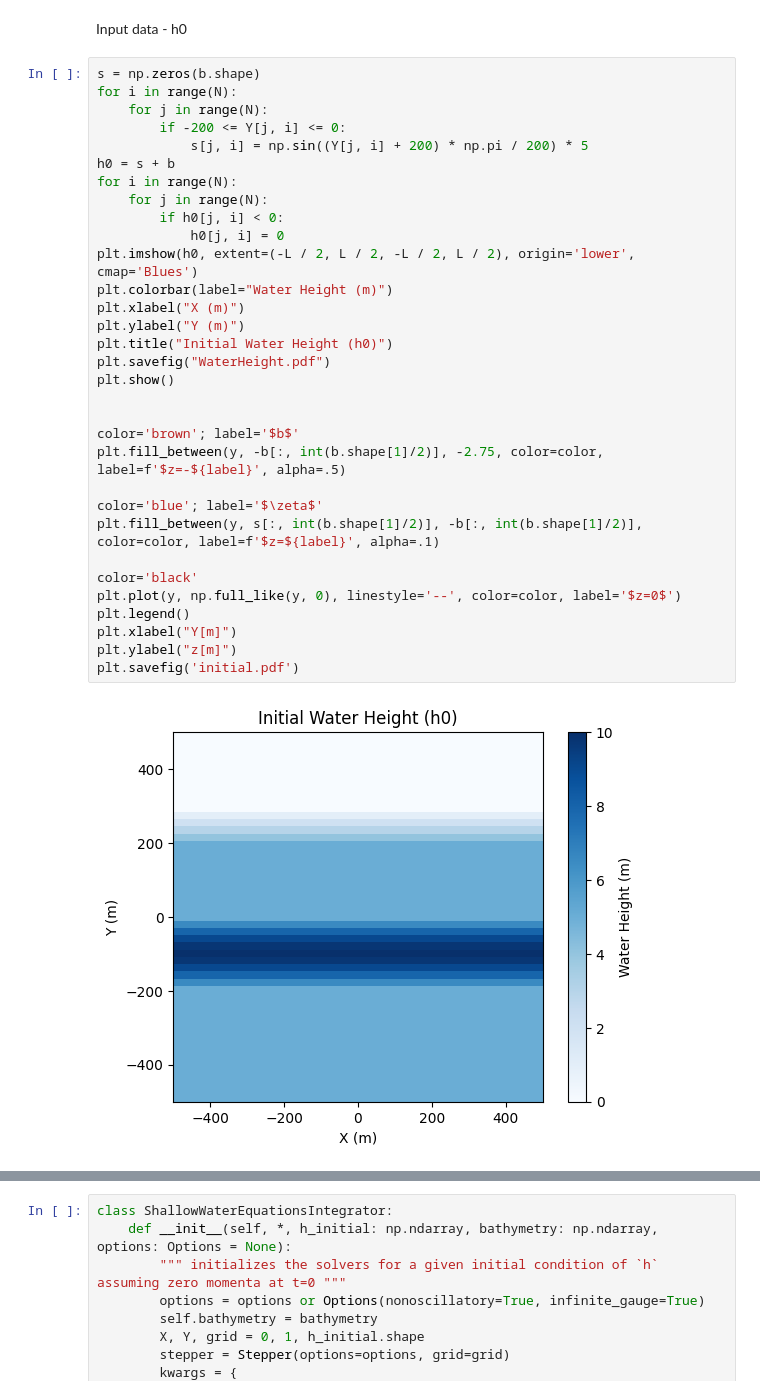
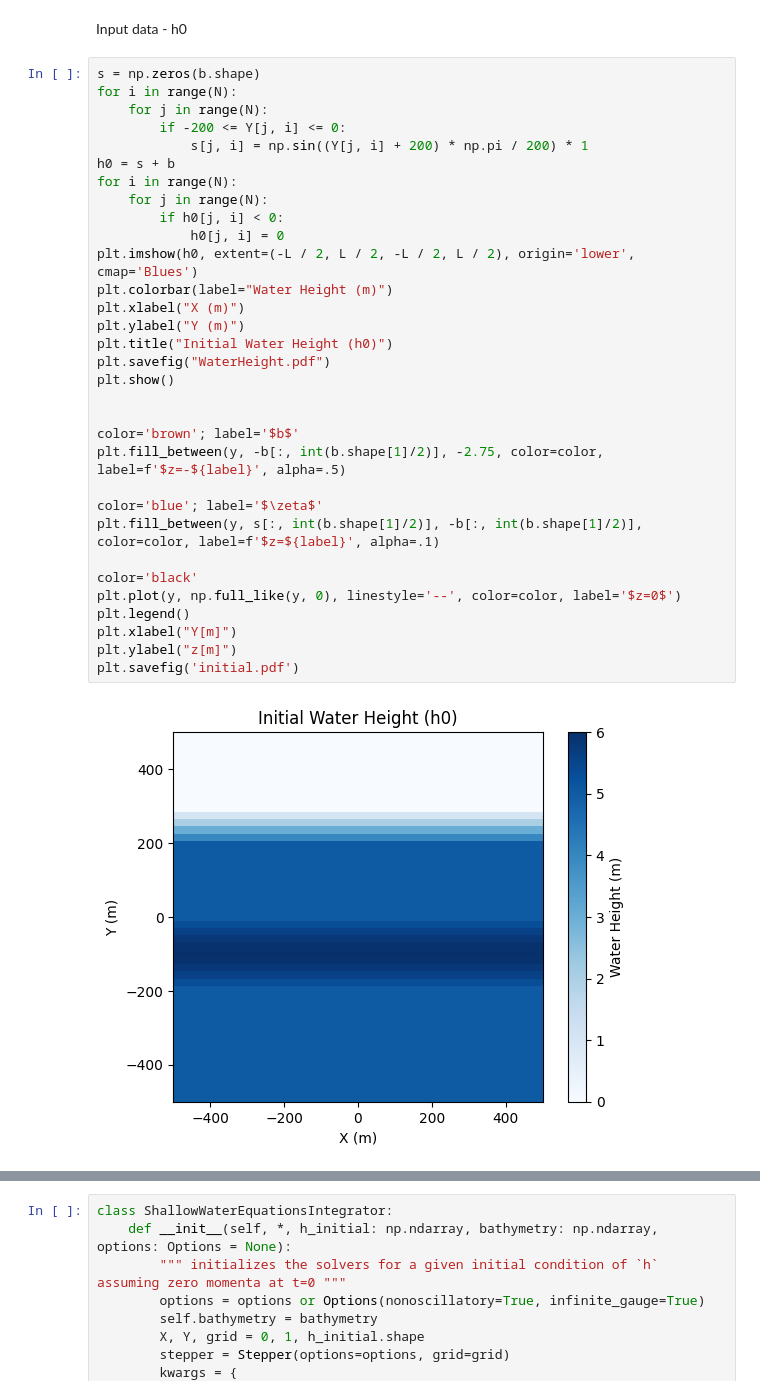
Before and after one commit to Bennisov/FluidDynamicSims, a Jupyter notebook: proj_mup_updated.ipynb, the cells around one changed output, grey strips where cells are left out. Drawn from its saved outputs; the diff is of its cells as text.

```diff
--- a/proj_mup_updated.ipynb
+++ b/proj_mup_updated.ipynb
@@ -70,32 +70,32 @@ s = np.zeros(b.shape)
 for i in range(N):
     for j in range(N):
         if -200 <= Y[j, i] <= 0:
-            s[j, i] = np.sin((Y[j, i] + 200) * np.pi / 200) * 5
+            s[j, i] = np.sin((Y[j, i] + 200) * np.pi / 200) * 1
 h0 = s + b
 for i in range(N):
     for j in range(N):
         if h0[j, i] < 0:
             h0[j, i] = 0
 plt.imshow(h0, extent=(-L / 2, L / 2, -L / 2, L / 2), origin='lower', cmap='Blues')
 plt.colorbar(label="Water Height (m)")
 plt.xlabel("X (m)")
 plt.ylabel("Y (m)")
 plt.title("Initial Water Height (h0)")
 plt.savefig("WaterHeight.pdf")
 plt.show()
 
 
 color='brown'; label='$b$'
 plt.fill_between(y, -b[:, int(b.shape[1]/2)], -2.75, color=color, label=f'$z=-${label}', alpha=.5)
 
 color='blue'; label='$\zeta$'
 plt.fill_between(y, s[:, int(b.shape[1]/2)], -b[:, int(b.shape[1]/2)], color=color, label=f'$z=${label}', alpha=.1)
 
 color='black'
 plt.plot(y, np.full_like(y, 0), linestyle='--', color=color, label='$z=0$')
 plt.legend()
 plt.xlabel("Y[m]")
 plt.ylabel("z[m]")
 plt.savefig('initial.pdf')
 # %% [output]
-[figure, old version]
+[figure, new version]
```
Also changed, not shown: parts of 3 cells of this notebook.
